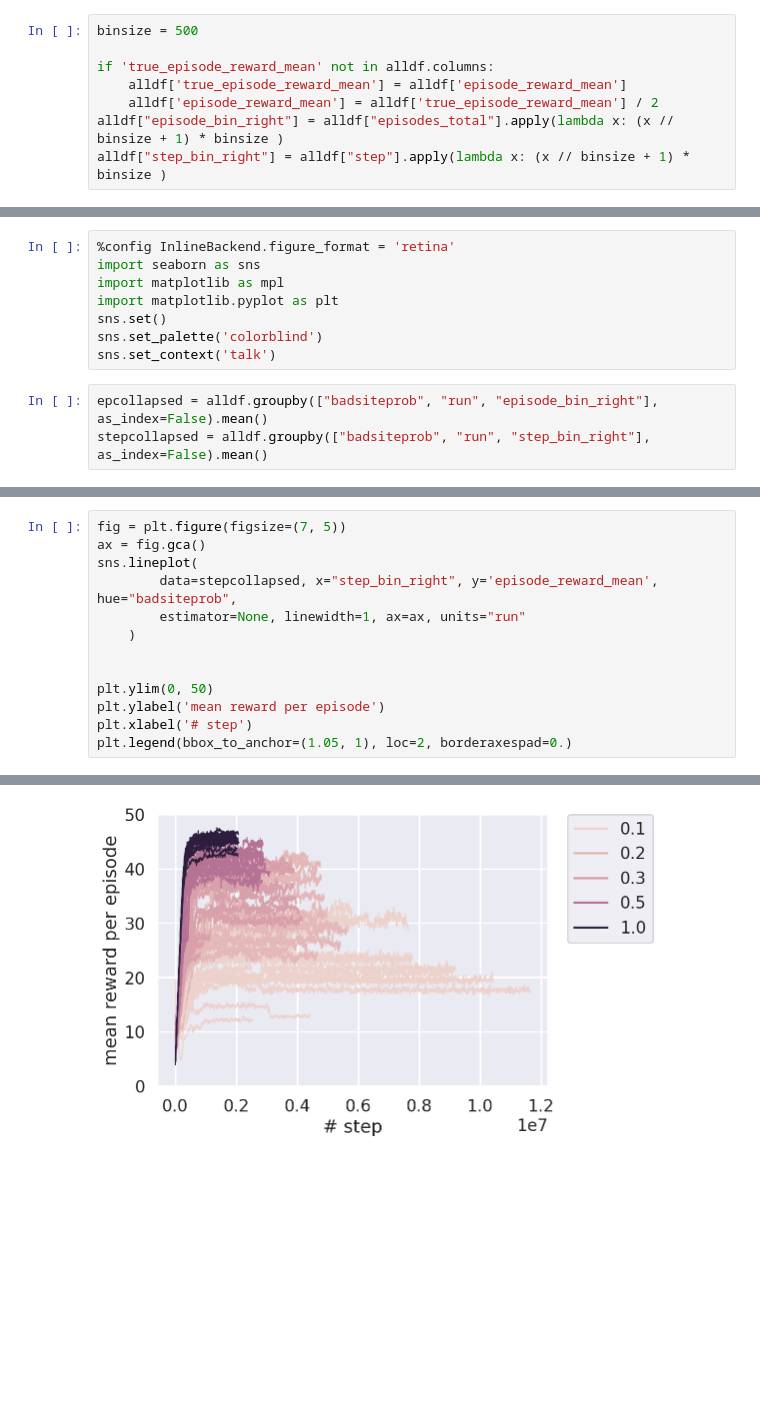
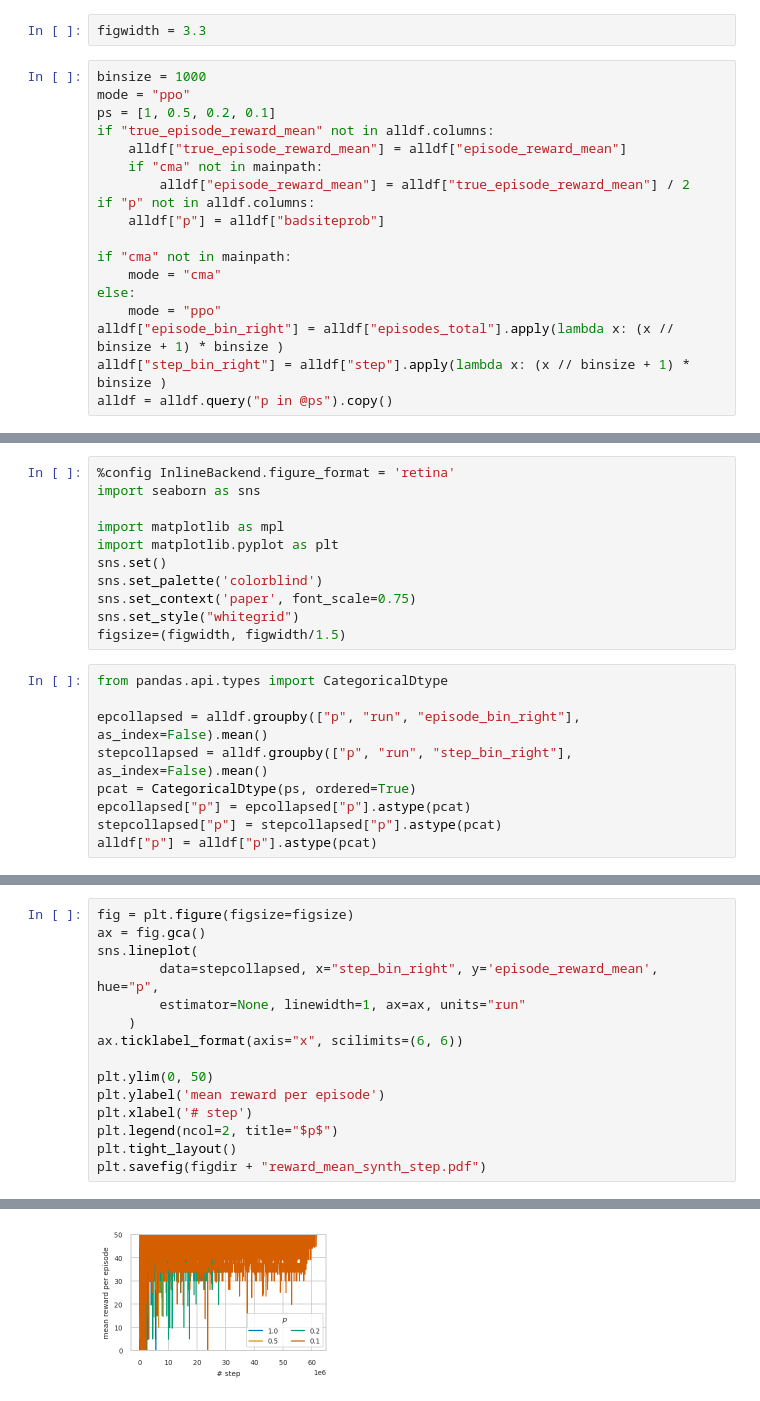
Before and after one commit to PaulEcoffet/RLCoopExp, a Jupyter notebook: bad_site_analysis.ipynb, the cells around one changed output, grey strips where cells are left out. Cells and saved outputs as stored; diff of their text form; blank space fills up the shorter version.

```diff
--- a/bad_site_analysis.ipynb
+++ b/bad_site_analysis.ipynb
@@ -51,8 +113,20 @@ alldf = pd.concat(fuldfs)
+# %%
+figwidth = 3.3
 # %%
-binsize = 500
+binsize = 1000
+mode = "ppo"
+ps = [1, 0.5, 0.2, 0.1]
+if "true_episode_reward_mean" not in alldf.columns:
+    alldf["true_episode_reward_mean"] = alldf["episode_reward_mean"]
+    if "cma" not in mainpath:
+        alldf["episode_reward_mean"] = alldf["true_episode_reward_mean"] / 2
+if "p" not in alldf.columns:
+    alldf["p"] = alldf["badsiteprob"]
 
-if 'true_episode_reward_mean' not in alldf.columns:
-    alldf['true_episode_reward_mean'] = alldf['episode_reward_mean']
-    alldf['episode_reward_mean'] = alldf['true_episode_reward_mean'] / 2
+if "cma" not in mainpath:
+    mode = "cma"
+else:
+    mode = "ppo"
 alldf["episode_bin_right"] = alldf["episodes_total"].apply(lambda x: (x // binsize + 1) * binsize )
 alldf["step_bin_right"] = alldf["step"].apply(lambda x: (x // binsize + 1) * binsize )
+alldf = alldf.query("p in @ps").copy()
@@ -74,12 +142,21 @@ Name: episode_bin_right, Length: 51912, dtype: float64
 # %%
 %config InlineBackend.figure_format = 'retina'
 import seaborn as sns
+
 import matplotlib as mpl
 import matplotlib.pyplot as plt
 sns.set()
 sns.set_palette('colorblind')
-sns.set_context('talk')
+sns.set_context('paper', font_scale=0.75)
+sns.set_style("whitegrid")
+figsize=(figwidth, figwidth/1.5)
 # %%
-epcollapsed = alldf.groupby(["badsiteprob", "run", "episode_bin_right"], as_index=False).mean()
-stepcollapsed = alldf.groupby(["badsiteprob", "run", "step_bin_right"], as_index=False).mean()
+from pandas.api.types import CategoricalDtype
+
+epcollapsed = alldf.groupby(["p", "run", "episode_bin_right"], as_index=False).mean()
+stepcollapsed = alldf.groupby(["p", "run", "step_bin_right"], as_index=False).mean()
+pcat = CategoricalDtype(ps, ordered=True)
+epcollapsed["p"] = epcollapsed["p"].astype(pcat)
+stepcollapsed["p"] = stepcollapsed["p"].astype(pcat)
+alldf["p"] = alldf["p"].astype(pcat)
 # %%
@@ -103,14 +192,16 @@ plt.legend(bbox_to_anchor=(1.05, 1), loc=2, borderaxespad=0.)
 # %%
-fig = plt.figure(figsize=(7, 5))
+fig = plt.figure(figsize=figsize)
 ax = fig.gca()
 sns.lineplot(
-        data=stepcollapsed, x="step_bin_right", y='episode_reward_mean', hue="badsiteprob",
+        data=stepcollapsed, x="step_bin_right", y='episode_reward_mean', hue="p",
         estimator=None, linewidth=1, ax=ax, units="run"
     )
-
+ax.ticklabel_format(axis="x", scilimits=(6, 6))
 
 plt.ylim(0, 50)
 plt.ylabel('mean reward per episode')
 plt.xlabel('# step')
-plt.legend(bbox_to_anchor=(1.05, 1), loc=2, borderaxespad=0.)
+plt.legend(ncol=2, title="$p$")
+plt.tight_layout()
+plt.savefig(figdir + "reward_mean_synth_step.pdf")
 # %% [output]
@@ -118,2 +208,2 @@ plt.legend(bbox_to_anchor=(1.05, 1), loc=2, borderaxespad=0.)
-[figure, old version]
+[figure, new version]
 # %%
```
Also changed, not shown: parts of 19 cells of this notebook, 7 other files.
